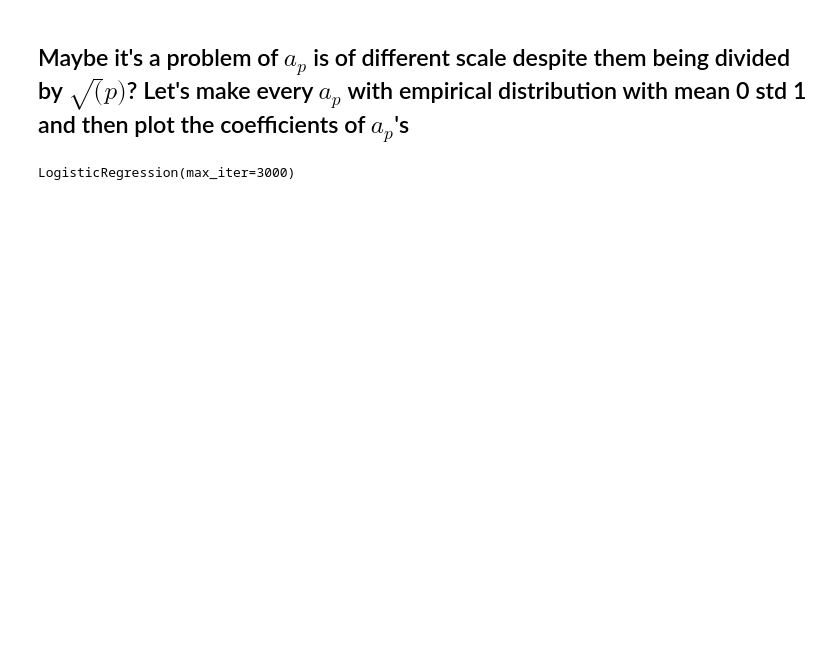
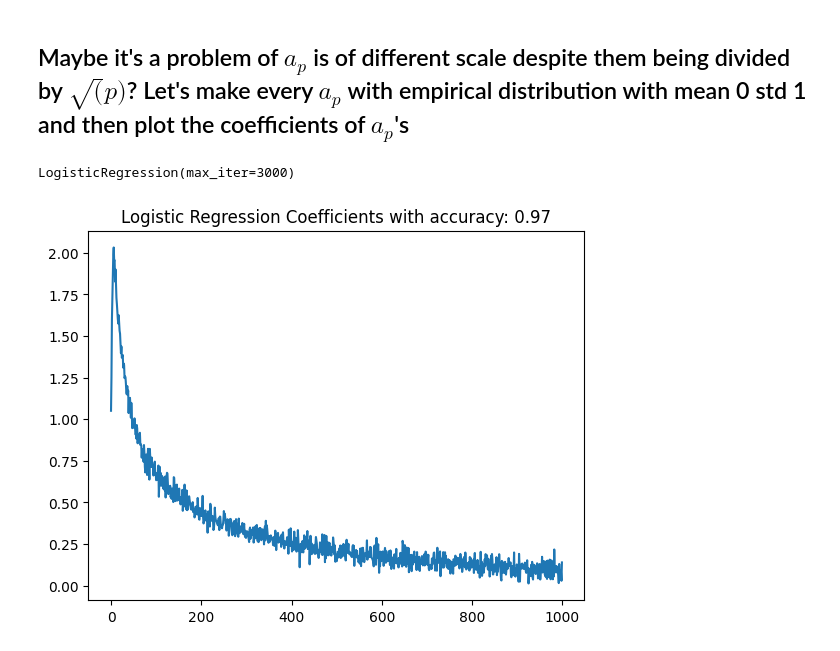
Before and after one commit to BarinderBanwait/ml_rnt, a Jupyter notebook: notebooks/LR_coefficients.ipynb, the cells around one changed output. Saved outputs shown, nothing was run; the diff lists cells and outputs as text; code cells hidden in the pictures; blank space fills up the shorter version.

```diff
--- a/notebooks/LR_coefficients.ipynb
+++ b/notebooks/LR_coefficients.ipynb
@@ -56,2 +59,10 @@ clf.fit(X_train, y_train)
 # %% [output]
 LogisticRegression(max_iter=3000)
+# %%
+acc_std = clf_std.score(X_test, y_test)
+# plot the coefficients of the logistic regression model
+plt.plot(clf_std.coef_[0])
+plt.title(f"{model_name} Coefficients with accuracy: {acc_std:.2f}")
+plt.show()
+# %% [output]
+[figure, added]
```
Also changed, not shown: parts of 6 cells of this notebook.
